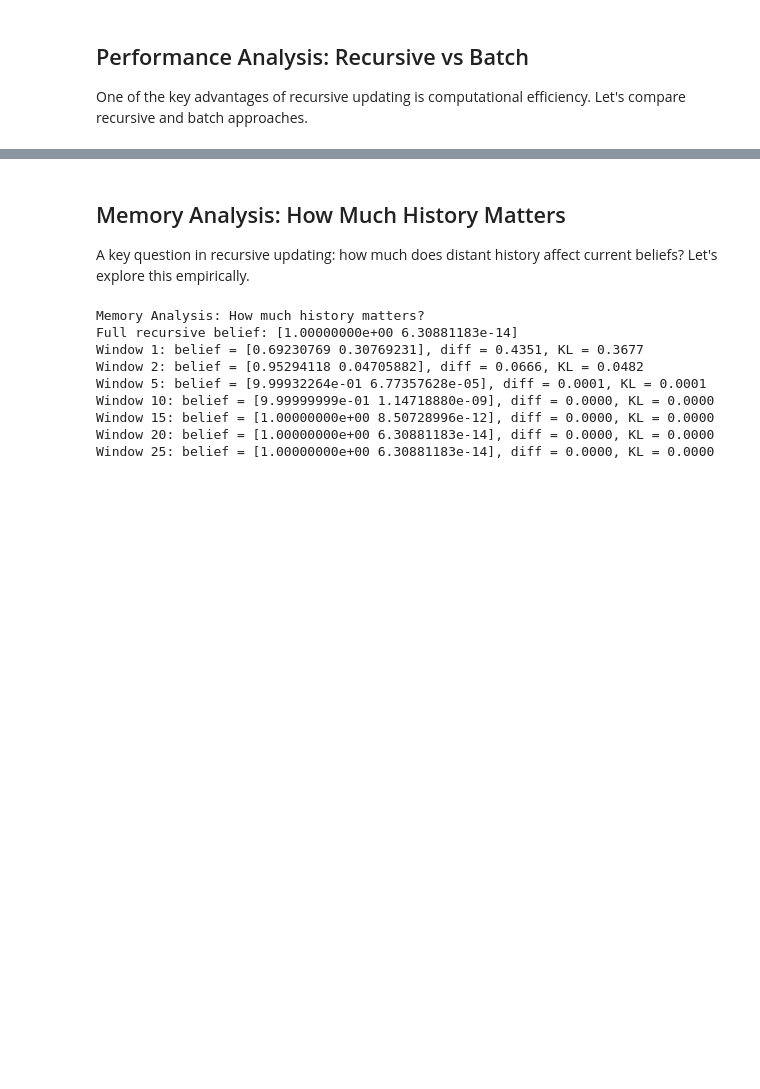
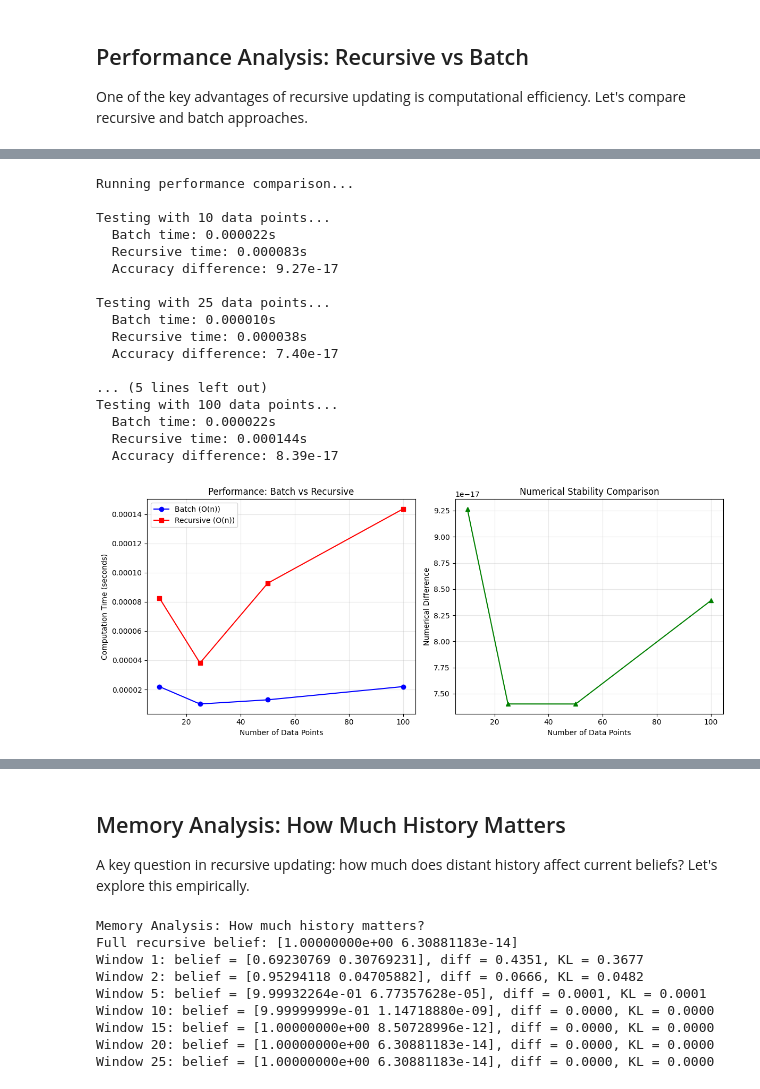
Before and after one commit to Matthew-Redrup/technical-blog, a Jupyter notebook: nbs/rbe/03_recursive_updating.ipynb, the cells around one changed output, grey strips where cells are left out. Saved outputs shown, nothing was run; the diff lists cells and outputs as text; code cells hidden in the pictures; blank space fills up the shorter version.

```diff
--- a/nbs/rbe/03_recursive_updating.ipynb
+++ b/nbs/rbe/03_recursive_updating.ipynb
@@ -915,0 +868,52 @@ Testing with 25 data points...
+# %%
+
+# Batch vs Recursive Performance comparison
+print("Running performance comparison...")
+corrected_results = batch_vs_recursive_comparison([10, 25, 50, 100], n_trials=3)
+
+# Extract the data for plotting
+data_sizes = corrected_results['data_sizes']
+batch_times = corrected_results['batch_times']
+recursive_times = corrected_results['recursive_times']
+accuracy_differences = corrected_results['accuracy_difference']
+
+# Now your plotting code will work
+fig, (ax1, ax2) = plt.subplots(1, 2, figsize=(12, 5))
+
+# Left: Performance comparison
+ax1.plot(data_sizes, batch_times, 'b-o', label='Batch (O(n))')
+ax1.plot(data_sizes, recursive_times, 'r-s', label='Recursive (O(n))')
+ax1.set_xlabel('Number of Data Points')
+ax1.set_ylabel('Computation Time (seconds)')
+ax1.set_title('Performance: Batch vs Recursive')
+ax1.legend()
+ax1.grid(True, alpha=0.3)
+
+# Right: Numerical accuracy
+ax2.plot(data_sizes, accuracy_differences, 'g-^')
+ax2.set_xlabel('Number of Data Points')
+ax2.set_ylabel('Numerical Difference')
+ax2.set_title('Numerical Stability Comparison')
+ax2.grid(True, alpha=0.3)
+
+plt.tight_layout()
+plt.show()
+# %% [output]
+Running performance comparison...
+
+Testing with 10 data points...
+  Batch time: 0.000022s
+  Recursive time: 0.000083s
+  Accuracy difference: 9.27e-17
+
+Testing with 25 data points...
+  Batch time: 0.000010s
+  Recursive time: 0.000038s
+  Accuracy difference: 7.40e-17
+
+... (5 lines left out)
+Testing with 100 data points...
+  Batch time: 0.000022s
+  Recursive time: 0.000144s
+  Accuracy difference: 8.39e-17
+[figure, added]
```
Also changed, not shown: parts of 8 cells of this notebook, 2 other files.
